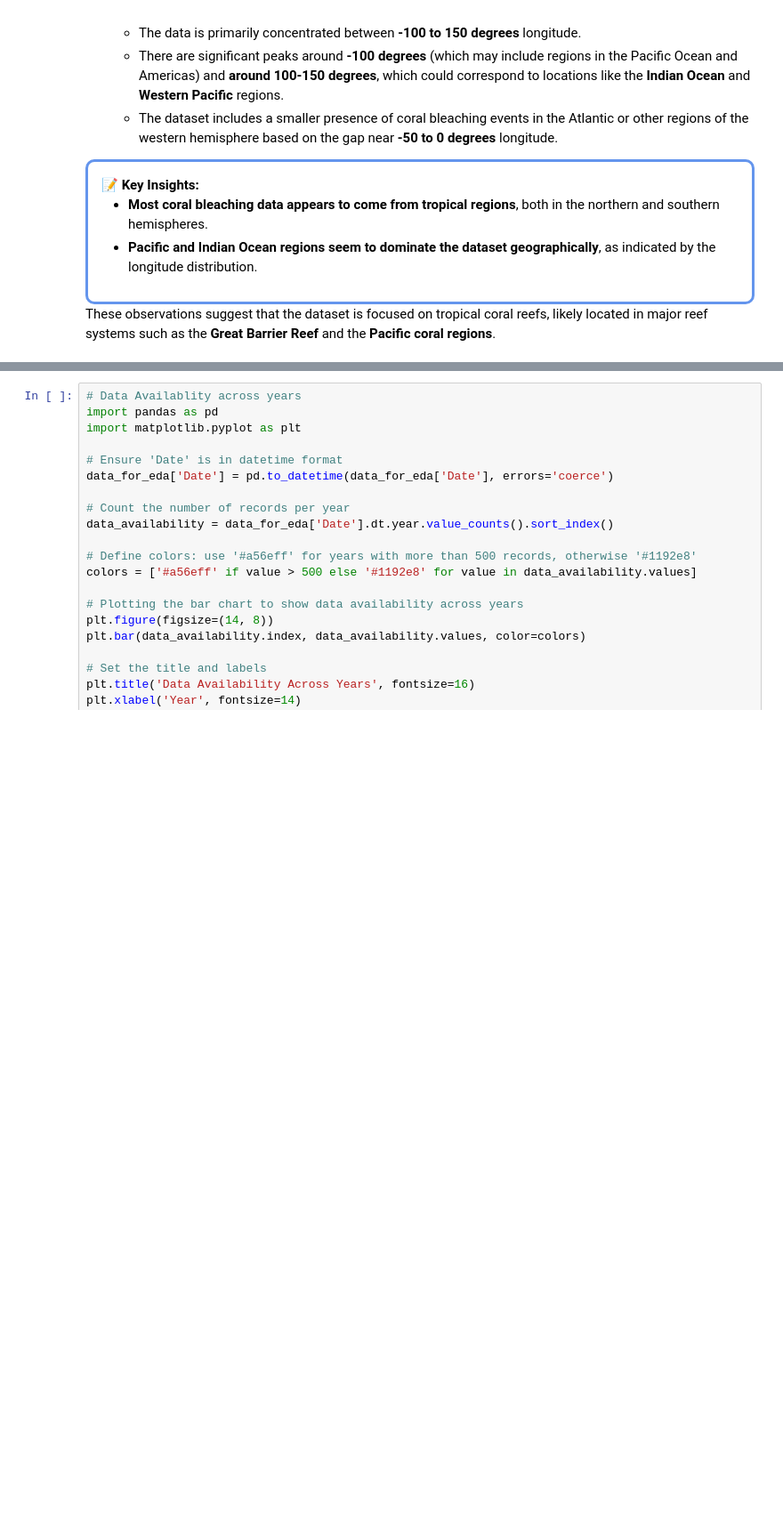
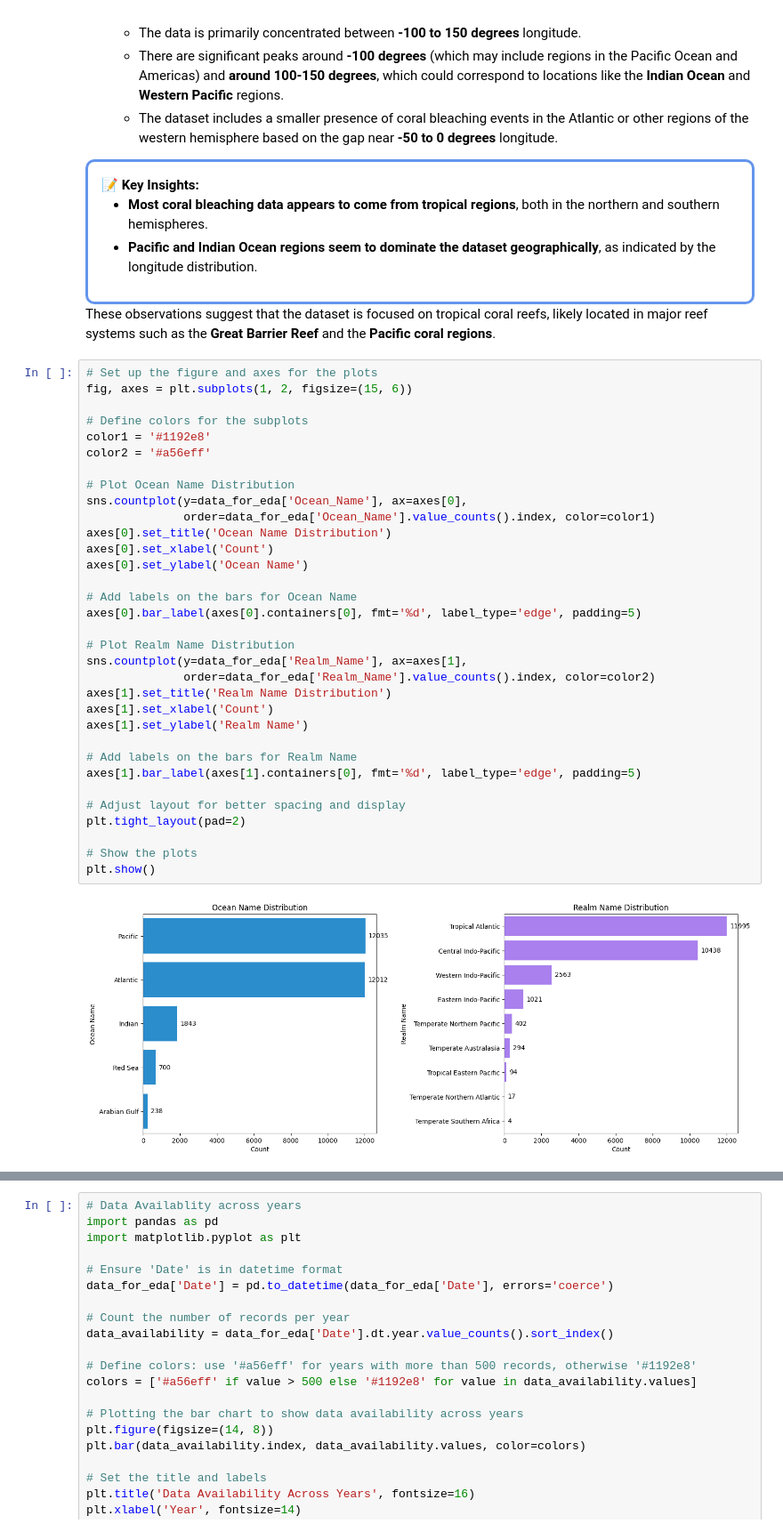
Before and after one commit to xlumzee/Temperature-and-Coral-Bleaching, a Jupyter notebook: notebooks/DataVisualizations.ipynb, the cells around one changed output, grey strips where cells are left out. Shown at 89% size. Saved outputs shown, nothing was run; the diff lists cells and outputs as text; blank space fills up the shorter version.

Commit message:
added visualizations

```diff
--- a/notebooks/DataVisualizations.ipynb
+++ b/notebooks/DataVisualizations.ipynb
@@ -135,3 +135,38 @@ plt.show()
 </div>
 
 These observations suggest that the dataset is focused on tropical coral reefs, likely located in major reef systems such as the **Great Barrier Reef** and the **Pacific coral regions**.
+# %%
+# Set up the figure and axes for the plots
+fig, axes = plt.subplots(1, 2, figsize=(15, 6))
+
+# Define colors for the subplots
+color1 = '#1192e8'
+color2 = '#a56eff'
+
+# Plot Ocean Name Distribution
+sns.countplot(y=data_for_eda['Ocean_Name'], ax=axes[0],
+              order=data_for_eda['Ocean_Name'].value_counts().index, color=color1)
+axes[0].set_title('Ocean Name Distribution')
+axes[0].set_xlabel('Count')
+axes[0].set_ylabel('Ocean Name')
+
+# Add labels on the bars for Ocean Name
+axes[0].bar_label(axes[0].containers[0], fmt='%d', label_type='edge', padding=5)
+
+# Plot Realm Name Distribution
+sns.countplot(y=data_for_eda['Realm_Name'], ax=axes[1],
+              order=data_for_eda['Realm_Name'].value_counts().index, color=color2)
+axes[1].set_title('Realm Name Distribution')
+axes[1].set_xlabel('Count')
+axes[1].set_ylabel('Realm Name')
+
+# Add labels on the bars for Realm Name
+axes[1].bar_label(axes[1].containers[0], fmt='%d', label_type='edge', padding=5)
+
+# Adjust layout for better spacing and display
+plt.tight_layout(pad=2)
+
+# Show the plots
+plt.show()
+# %% [output]
+[figure, added]
```
Also changed, not shown: parts of 27 cells of this notebook, 1 other file.
